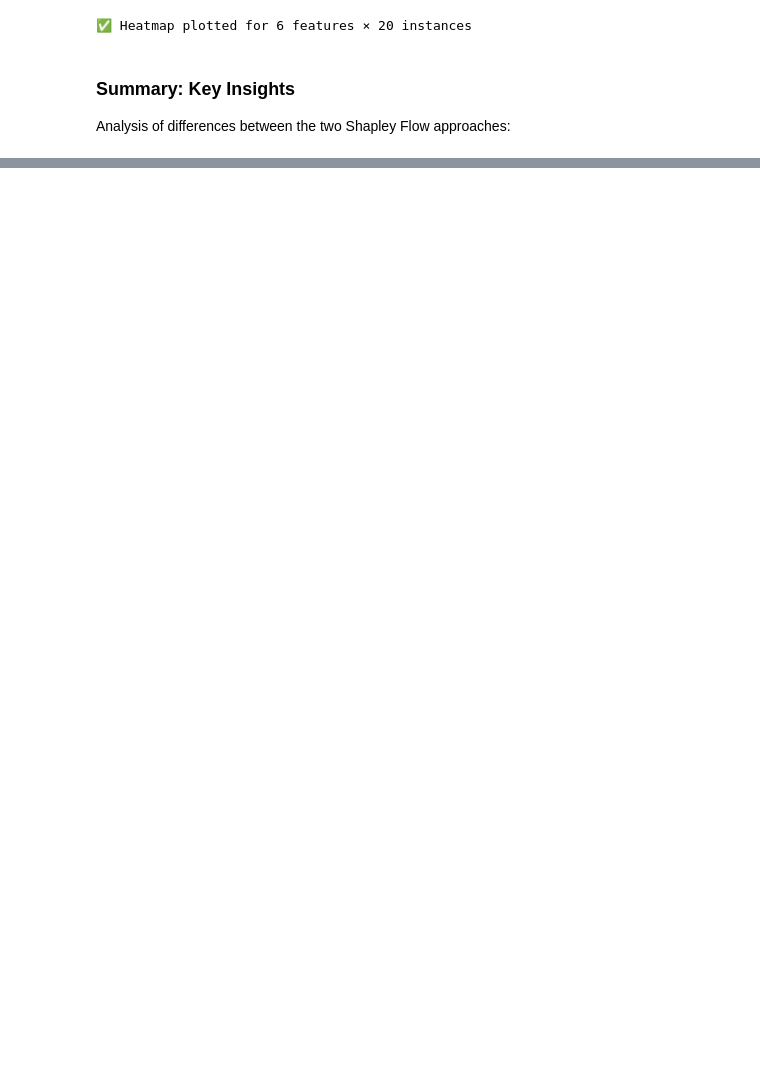
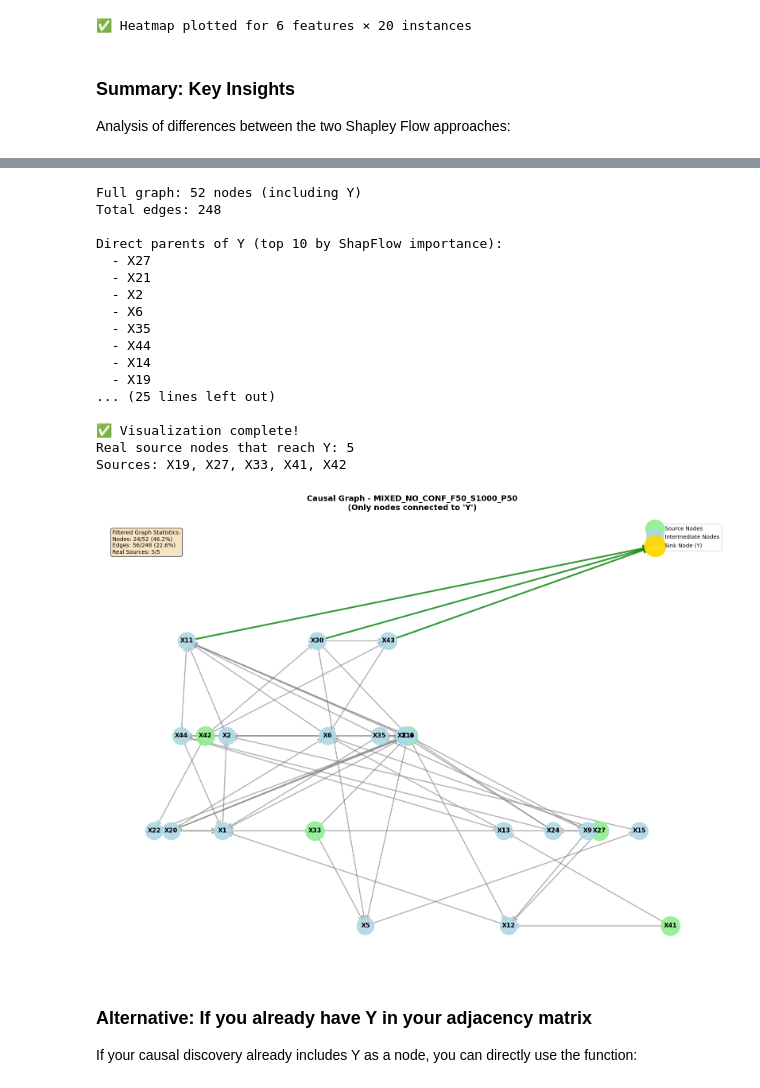
Before and after one commit to juanriosg12/master_thesis, a Jupyter notebook: shapflow_data_driven.ipynb, the cells around one changed output, grey strips where cells are left out. Saved outputs shown, nothing was run; the diff lists cells and outputs as text; code cells hidden in the pictures; blank space fills up the shorter version.

Commit message:
feat: add whole shapflow implementation of the wrapper

```diff
--- a/shapflow_data_driven.ipynb
+++ b/shapflow_data_driven.ipynb
@@ -917,0 +1381,79 @@ COMPARISON SUMMARY
+# %%
+from utils.utils import visualize_causal_graph_filtered_to_sink
+
+# Prepare adjacency matrix including Y
+# The adjacency_matrix from PC/LiNGAM is for features only (50x50)
+# We need to add Y as the last row/column
+
+# Get Y's parent features (those that directly cause Y)
+# From the model, we can infer which features the model uses most
+# Or we can use the top features from ShapFlow as Y's parents
+
+# For demonstration, let's create a full adjacency including Y
+# Using the top features from wrapper as direct parents to Y
+n_features = len(feature_names)
+adj_with_y = np.zeros((n_features + 1, n_features + 1))
+
+# Copy the feature-to-feature edges
+adj_with_y[:n_features, :n_features] = adjacency_matrix
+
+# Add edges from top features to Y (based on ShapFlow wrapper importance)
+# Get top 10 features by mean absolute Shapley value
+wrapper_importance = np.mean(np.abs(wrapper_shap_values), axis=0)
+top_feature_indices = np.argsort(wrapper_importance)[-10:]  # Top 10 features
+
+# Add edges: top_features → Y
+for feature_idx in top_feature_indices:
+    adj_with_y[feature_idx, n_features] = 1  # feature → Y
+
+# Create feature names including Y
+features_with_y = feature_names + ['Y']
+
+print(f"Full graph: {len(features_with_y)} nodes (including Y)")
+print(f"Total edges: {int(np.sum(adj_with_y))}")
+print(f"\nDirect parents of Y (top 10 by ShapFlow importance):")
+for idx in top_feature_indices:
+    print(f"  - {feature_names[idx]}")
+
+# Now visualize only the filtered subgraph connected to Y
+# Note: The function returns 4 values now (including real_source_nodes)
+fig, G_filtered, reachable_nodes, real_sources = visualize_causal_graph_filtered_to_sink(
+    adjacency_matrix=adj_with_y,
+    feature_names=features_with_y,
+    sink_name='Y',
+    title=f"Causal Graph - {dataset_name.upper()}",
+    figsize=(16, 12),
+    highlight_sources=True,
+    show_node_layers=True
+)
+
+print(f"\n✅ Visualization complete!")
+print(f"Real source nodes that reach Y: {len(real_sources)}")
+if real_sources:
+    real_source_names = [features_with_y[i] for i in real_sources]
+    print(f"Sources: {', '.join(real_source_names)}")
+
+plt.show()
+# %% [output]
+Full graph: 52 nodes (including Y)
+Total edges: 248
+
+Direct parents of Y (top 10 by ShapFlow importance):
+  - X27
+  - X21
+  - X2
+  - X6
+  - X35
+  - X44
+  - X14
+  - X19
+... (25 lines left out)
+
+✅ Visualization complete!
+Real source nodes that reach Y: 5
+Sources: X19, X27, X33, X41, X42
+[figure, added]
+# %% [markdown]
+### Alternative: If you already have Y in your adjacency matrix
+
+If your causal discovery already includes Y as a node, you can directly use the function:
```
Also changed, not shown: parts of 27 cells of this notebook.
